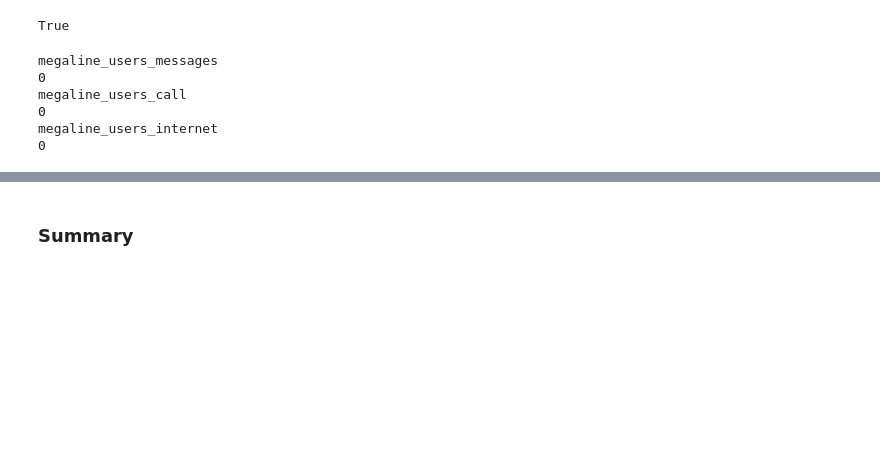
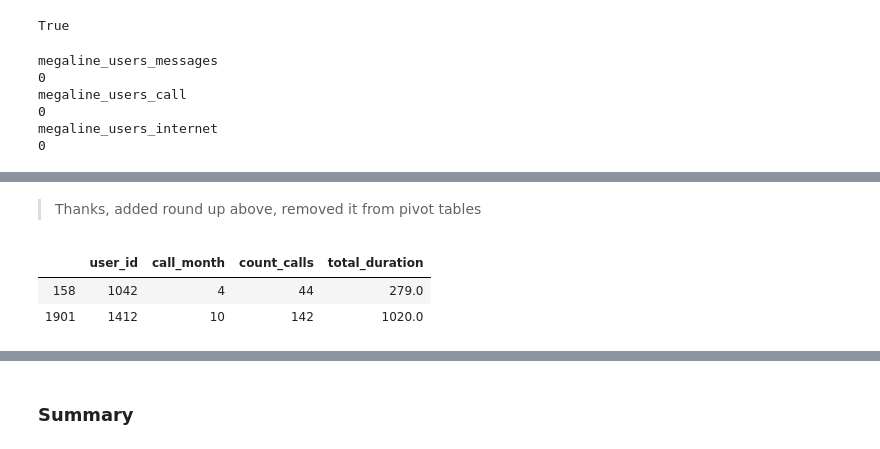
Before and after one commit to imvladikon/yandex-practicum, a Jupyter notebook: sprint4/sprint_4.ipynb, the cells around one changed output, grey strips where cells are left out. Saved outputs shown, nothing was run; the diff lists cells and outputs as text; code cells hidden in the pictures; blank space fills up the shorter version.

```diff
--- a/sprint4/sprint_4.ipynb
+++ b/sprint4/sprint_4.ipynb
@@ -369,3 +402,11 @@ megaline_users_call_pivot.sample(2)
+# %% [markdown]
+>Thanks, added round up above, removed it from pivot tables
+# %%
+megaline_users_call_pivot.sample(2)
+# %% [output]
+|  | user_id | call_month | count_calls | total_duration |
+| 158 | 1042 | 4 | 44 | 279.0 |
+| 1901 | 1412 | 10 | 142 | 1020.0 |
 # %%
 megaline_users_messages_pivot = pd.DataFrame(megaline_users_messages.pivot_table(index=['user_id', 'message_month'], values='id', aggfunc=['count'])).reset_index(drop=False)
 megaline_users_messages_pivot.columns = ['user_id', 'msg_month', 'count_msg']
```
Also changed, not shown: parts of 43 cells of this notebook, 1 other file.
